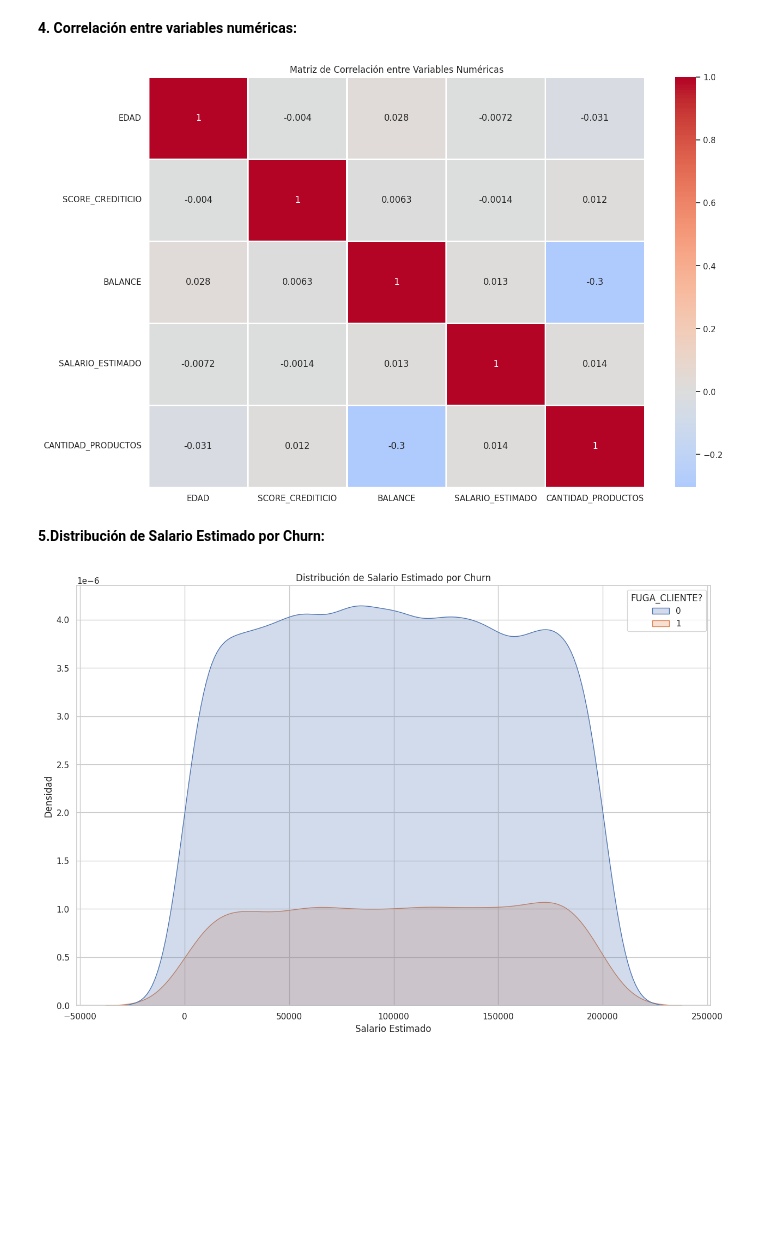
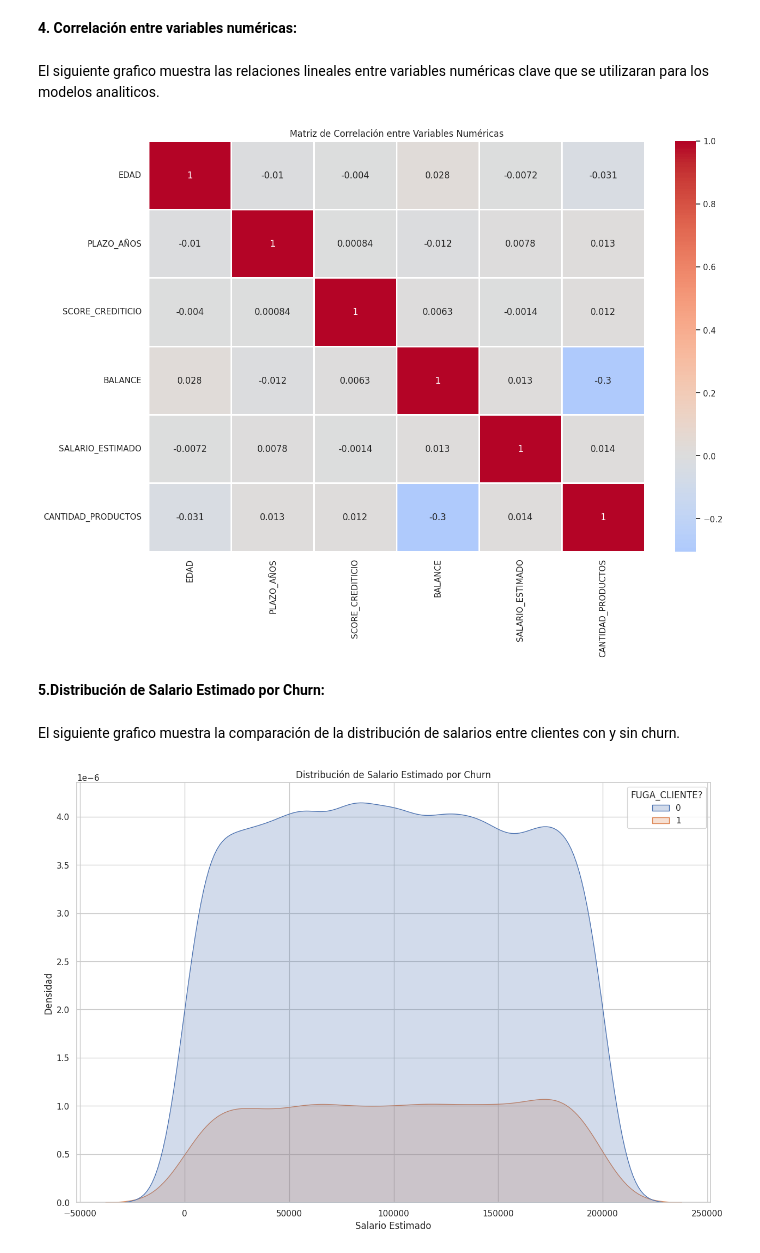
Before and after one commit to darkfrozen158/01MIAR_04_A_2025-2026-, a Jupyter notebook: ACTIVIDAD_DATASET/01MIAR_ACTIVIDAD_DATASET_CRISTIAN_LEONARDO_CHAVEZ_TRELLES.ipynb, the cells around one changed output. Cells and saved outputs as stored; diff of their text form; code cells hidden in the pictures; blank space fills up the shorter version.

```diff
--- a/ACTIVIDAD_DATASET/01MIAR_ACTIVIDAD_DATASET_CRISTIAN_LEONARDO_CHAVEZ_TRELLES.ipynb
+++ b/ACTIVIDAD_DATASET/01MIAR_ACTIVIDAD_DATASET_CRISTIAN_LEONARDO_CHAVEZ_TRELLES.ipynb
@@ -114,6 +118,6 @@ df.head(10)
 # %%
 #Como podemos observar las columnas se encuentran en el idioma ingles, lo que realizaremos es convertilas a español para una mejor comprensión.
-nuevas_columnas = ['CONTEO_FILA','CODIGO_CLIENTE','APELLIDO_CLIENTE','SCORE_CREDITICIO','PAIS','GENERO','EDAD','PLAZO','BALANCE','CANTIDAD_PRODUCTOS','TARJETA_CREDITO?','MIEMBRO_ACTIVO?','SALARIO_ESTIMADO','FUGA_CLIENTE?']
+nuevas_columnas = ['CONTEO_FILA','CODIGO_CLIENTE','APELLIDO_CLIENTE','SCORE_CREDITICIO','PAIS','GENERO','EDAD','PLAZO_AÑOS','BALANCE','CANTIDAD_PRODUCTOS','TARJETA_CREDITO?','MIEMBRO_ACTIVO?','SALARIO_ESTIMADO','FUGA_CLIENTE?']
 nuevas_columnas
 # %% [output]
 ['CONTEO_FILA',
@@ -328,16 +395,20 @@ Text(0, 0.5, 'Salario Estimado')
 [figure]
 # %% [markdown]
 **4. Correlación entre variables numéricas:**
+# %% [markdown]
+El siguiente grafico muestra las relaciones lineales entre variables numéricas clave que se utilizaran para los modelos analiticos.
 # %%
 plt.figure(figsize=(15, 10))
-numeric_cols = ['EDAD', 'SCORE_CREDITICIO', 'BALANCE', 'SALARIO_ESTIMADO', 'CANTIDAD_PRODUCTOS']
-sns.heatmap(df[numeric_cols].corr(), annot=True, cmap='coolwarm', center=0, linewidth=0.80)
+columnas_numericas = ['EDAD', 'PLAZO_AÑOS','SCORE_CREDITICIO', 'BALANCE', 'SALARIO_ESTIMADO', 'CANTIDAD_PRODUCTOS']
+sns.heatmap(df[columnas_numericas].corr(), annot=True, cmap='coolwarm', center=0, linewidth=0.80)
 plt.title('Matriz de Correlación entre Variables Numéricas')
 plt.show()
 # %% [output]
-[figure, old version]
+[figure, new version]
 # %% [markdown]
 **5.Distribución de Salario Estimado por Churn:**
+# %% [markdown]
+El siguiente grafico muestra la comparación de la distribución de salarios entre clientes con y sin churn.
 # %%
 plt.figure(figsize=(15, 10))
 sns.kdeplot(data=df, x='SALARIO_ESTIMADO', hue='FUGA_CLIENTE?', fill=True)
```
Also changed, not shown: parts of 56 cells of this notebook.
